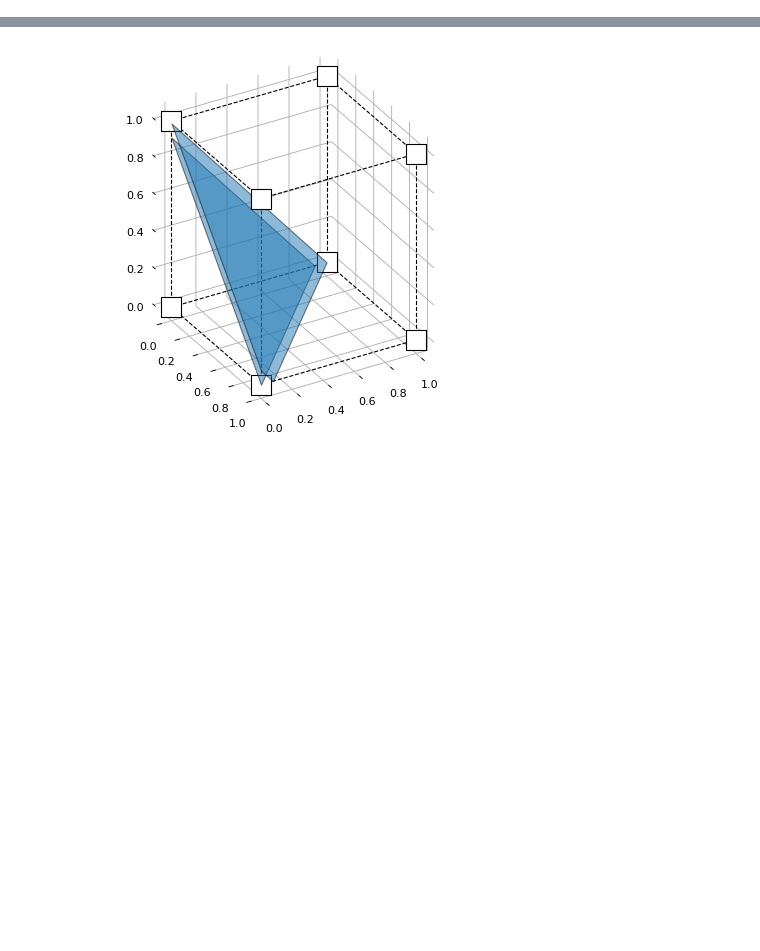
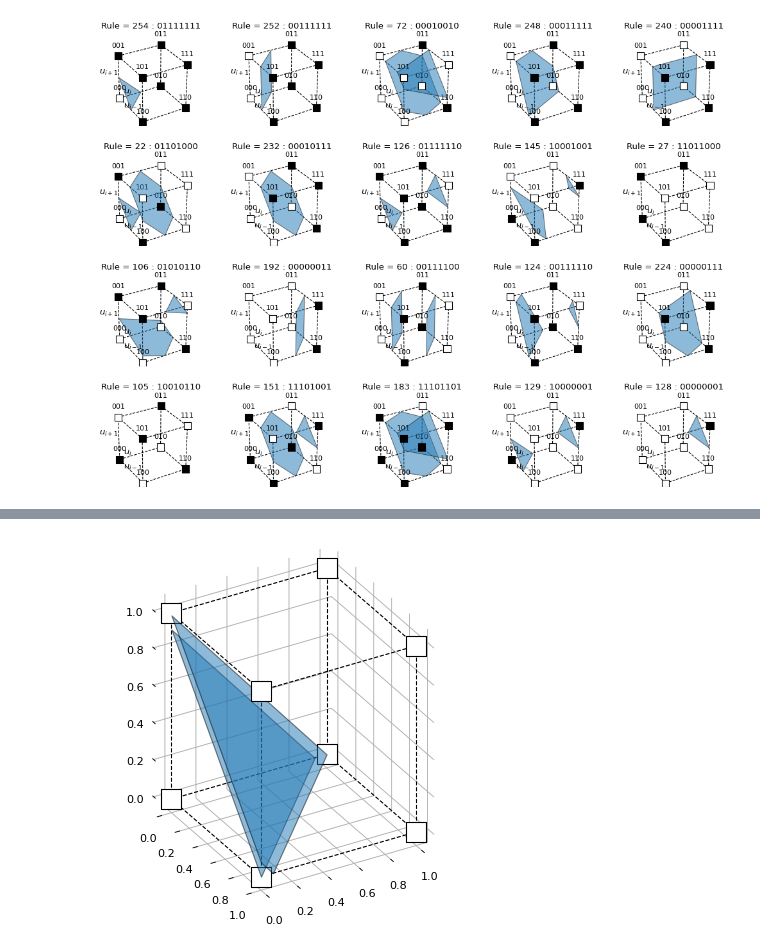
Before and after one commit to TheOneAndEoinlee/Thesis, a Jupyter notebook: Notebooks/Hypercube.ipynb, the cells around one changed output, grey strips where cells are left out. Drawn from its saved outputs; the diff is of its cells as text; code cells hidden in the pictures; blank space fills up the shorter version.

```diff
--- a/Notebooks/Hypercube.ipynb
+++ b/Notebooks/Hypercube.ipynb
@@ -7,4 +7,47 @@ from mpl_toolkits.mplot3d.art3d import Poly3DCollection
 from ECA_plotting import *
 
 %run ECA_plotting.py
+# %%
+ec =   [254, 252, 72, 248, 240,
+        22, 232, 126, 145, 27,
+        106, 192, 60, 124, 224,
+        105, 151, 183, 129, 128]
+pls=   [[1,1,1],[1,1,0],[2,1,2],[2,1,1],[1,0,0],
+        [1,1,1],[1,1,1],[1,1,1],[1,2,2],[0,0,0],
+        [1,1,3],[1,1,0],[1,1,0],[2,2,1],[2,1,1],
+        [0,0,0],[1,1,1],[2,1,2],[1,1,1],[1,1,1]]
+
+
+
+Ts = [(0.5,),(0.5,),(2.5,3.5),(1.5,),(0.5,),
+    (0.5,1.5),(1.5,),(0.5,2.5),(1.5,4.5),(0,),
+    (1.5,4.5),(1.5,),(0.5,1.5),(1.5,4.5),(2.5,),
+    (0,),(1.5,2.5),(2.5,3.5),(0.5,2.5),(2.5,)]
+
+rules = {rule: (pl,T) for rule,pl,T in zip(ec,pls,Ts)}
+
+f =  plt.figure(figsize=(15, 10), dpi=80)
+plt.subplots_adjust(left=0.1,
+                    bottom=0.1,
+                    right=0.9,
+                    top=1,
+                    wspace=0.4,
+                    hspace=0.2)
+
+
+# sorted(list(rules.keys()))
+i=0
+for rule in rules.keys():
+
+    i+=1
+    fig,ax = plotSetup(fig = f,spdim=[4,5],i = i)
+    drawCube(ax)
+    # draw corner points
+    drawRule(ax,rule)
+    for T in rules[rule][1]:
+        drawPlaneInCube(ax,rules[rule][0],T)
+
+plt.show()
+# %% [output]
+[figure, added]
 # %%
```
Also changed, not shown: parts of 9 cells of this notebook, 33 other files.
